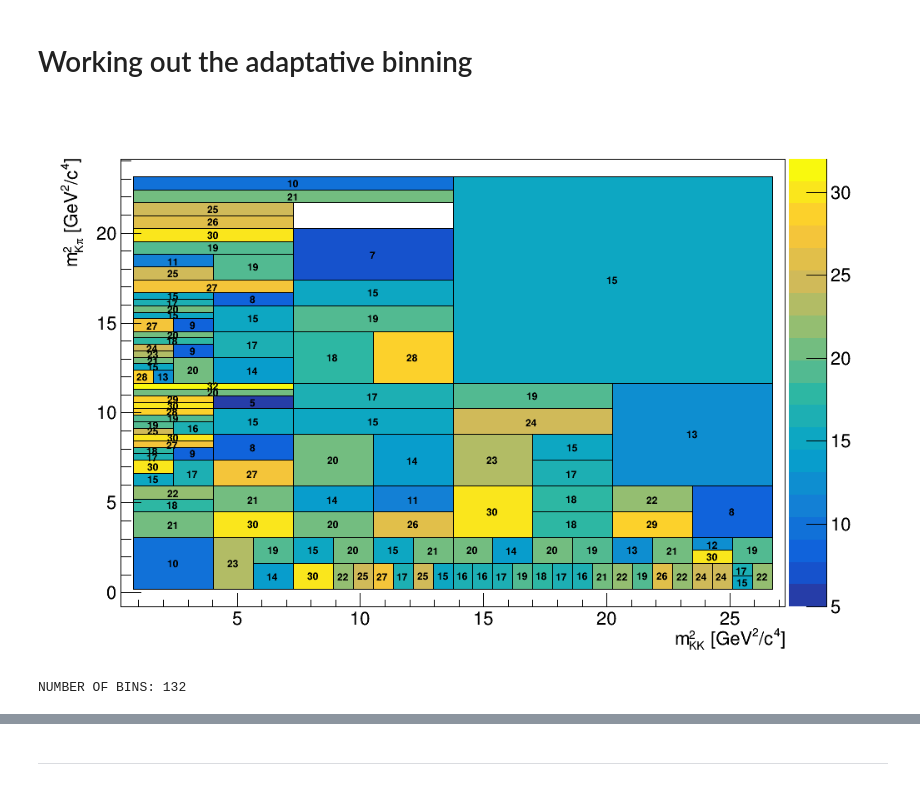
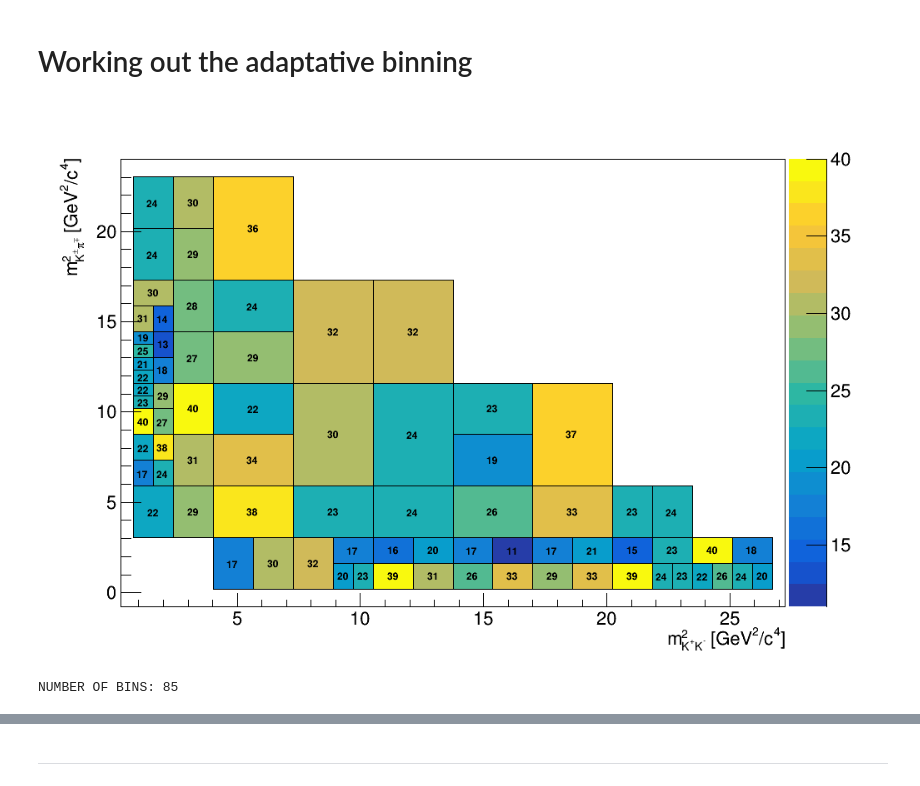
Before and after one commit to jjpereirab/B2HHH_2022_1, a Jupyter notebook: v3_root_KKpi.ipynb, the cells around one changed output, grey strips where cells are left out. Cells and saved outputs as stored; diff of their text form; code cells hidden in the pictures.

```diff
--- a/v3_root_KKpi.ipynb
+++ b/v3_root_KKpi.ipynb
@@ -201,8 +206,8 @@ double min_y = *min_element(y.begin(), y.end()) - border, max_y = *max_element(y
 
 setBin(0, true, min_x, max_x, min_y, max_y);  // INITIAL BIN
 
-int iterations   = 6;
-int entry_thresh = 30;
+int iterations   = 5;
+int entry_thresh = 40;
 int next_bin = 1, current_bins = 1;
 
 // MAIN ALGORITHM
@@ -223,7 +228,6 @@ for(int itr = 0; itr < iterations; ++itr) {
         }
         else if(counter == 0) vecBin[bin].binOn = false;
     }
-
     current_bins = next_bin;
 
     for(int bin = 0; bin < current_bins; ++bin){  //--- VERTICAL DIVISIONS
@@ -231,33 +235,44 @@ for(int itr = 0; itr < iterations; ++itr) {
         int counter = 0;
         for(int i = 0; i < size(x); ++i){
             if(x[i] > vecBin[bin].xmin && x[i] < vecBin[bin].xmax && y[i] > vecBin[bin].ymin && y[i] < vecBin[bin].ymax)
                 counter++;
         }
         if(counter > entry_thresh){
             double deltaY = (vecBin[bin].ymax - vecBin[bin].ymin)/2;
             setBin(next_bin, true, vecBin[bin].xmin, vecBin[bin].xmax, vecBin[bin].ymin + deltaY, vecBin[bin].ymax);
             vecBin[bin].ymax = vecBin[bin].ymin + deltaY;
             next_bin++;
         }
         else if(counter == 0) vecBin[bin].binOn = false;
     }
+    current_bins = next_bin;
 }
 
+for(int bin = 0; bin < current_bins; ++bin){
+    int counter = 0;
+    for(int i = 0; i < size(x); ++i){
+        if(x[i] > vecBin[bin].xmin && x[i] < vecBin[bin].xmax && y[i] > vecBin[bin].ymin && y[i] < vecBin[bin].ymax)
+            counter++;
+    }
+    if(counter < 7) vecBin[bin].binOn = false;
+    if((counter == 11 || counter == 15 ) && (vecBin[bin].xmax > 26 || vecBin[bin].ymax > 20)) vecBin[bin].binOn = false;
+    if((counter == 8 ) && (vecBin[bin].ymax > 18 || vecBin[bin].xmax > 18)) vecBin[bin].binOn = false;
+}
 
 // -------------------------------------------------------------------------- PLOT
-TH2Poly *h2p = new TH2Poly("whole","; m_{KK}^{2} [GeV^{2}/c^{4}]; m_{K#pi}^{2} [GeV^{2}/c^{4}]",10, min_x-.5,max_x+.5, 10, min_y-1,max_y+1);
+TH2Poly *h2p = new TH2Poly("whole","; m_{K^{+}K^{-}}^{2} [GeV^{2}/c^{4}]; m_{K^{#pm}#pi^{#mp}}^{2} [GeV^{2}/c^{4}]",10, min_x-.5,max_x+.5, 10, min_y-1,max_y+1);
 
 for(int i = 0; i < size(vecBin); ++i){
     if(vecBin[i].binOn) h2p->AddBin(vecBin[i].xmin, vecBin[i].ymin, vecBin[i].xmax, vecBin[i].ymax);
 }
 for(int i = 0; i < size(x); ++i)       h2p->Fill(x[i], y[i]);
 
 TCanvas *c1 = new TCanvas("c1","c1",1000,700);
 h2p->SetStats(0);
 h2p->Draw("text COLZ1");
 c1->Draw();
 
 cout << "NUMBER OF BINS: " << h2p->GetNcells() << endl;
 # %% [output]
-[figure, old version]
+[figure, new version]
-NUMBER OF BINS: 132
+NUMBER OF BINS: 85
```
Also changed, not shown: parts of 19 cells of this notebook, 7 other files.
